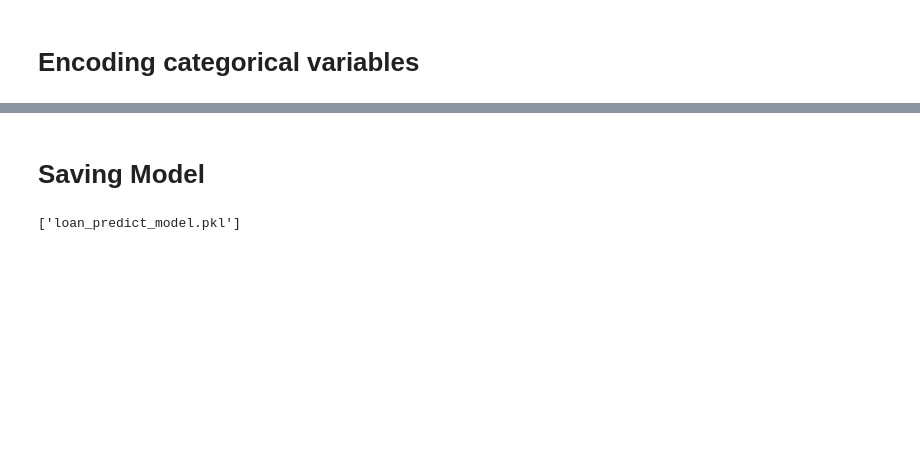
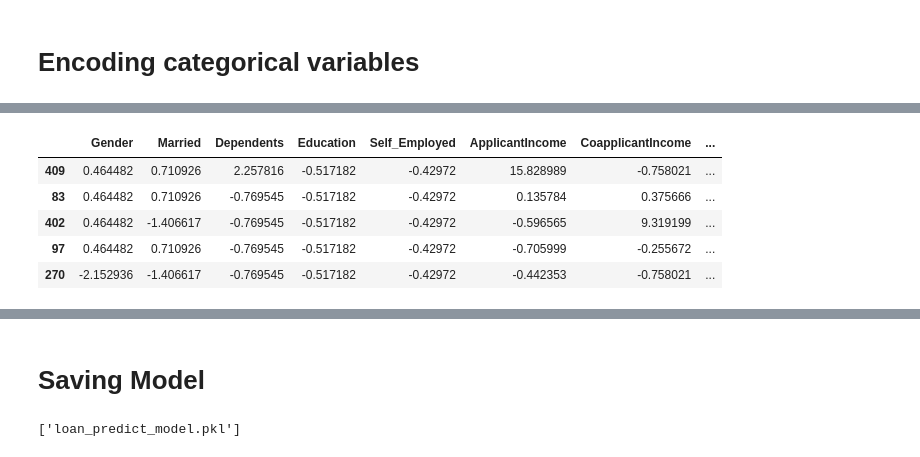
Before and after one commit to mdsohaib15/-Loan-Prediction-using-Logistic-Regression, a Jupyter notebook: main.ipynb, the cells around one changed output, grey strips where cells are left out. Saved outputs shown, nothing was run; the diff lists cells and outputs as text; code cells hidden in the pictures; blank space fills up the shorter version.

```diff
--- a/main.ipynb
+++ b/main.ipynb
@@ -351 +326,13 @@ X_train, X_test, y_train, y_test = train_test_split(X,y, test_size=0.2,random_st
+# %%
+# Transform on testing features
+X_test_scaled = scaler.transform(X_test)
+X_test =  pd.DataFrame(data=X_test_scaled,columns=X_test.columns, index=X_test.index)
+X_test.head()
+# %% [output]
+|  | Gender | Married | Dependents | Education | Self_Employed | ApplicantIncome | CoapplicantIncome | ... |
+| 409 | 0.464482 | 0.710926 | 2.257816 | -0.517182 | -0.42972 | 15.828989 | -0.758021 | ... |
+| 83 | 0.464482 | 0.710926 | -0.769545 | -0.517182 | -0.42972 | 0.135784 | 0.375666 | ... |
+| 402 | 0.464482 | -1.406617 | -0.769545 | -0.517182 | -0.42972 | -0.596565 | 9.319199 | ... |
+| 97 | 0.464482 | 0.710926 | -0.769545 | -0.517182 | -0.42972 | -0.705999 | -0.255672 | ... |
+| 270 | -2.152936 | -1.406617 | -0.769545 | -0.517182 | -0.42972 | -0.442353 | -0.758021 | ... |
 # %%
```
Also changed, not shown: parts of 45 cells of this notebook, 4 other files.
